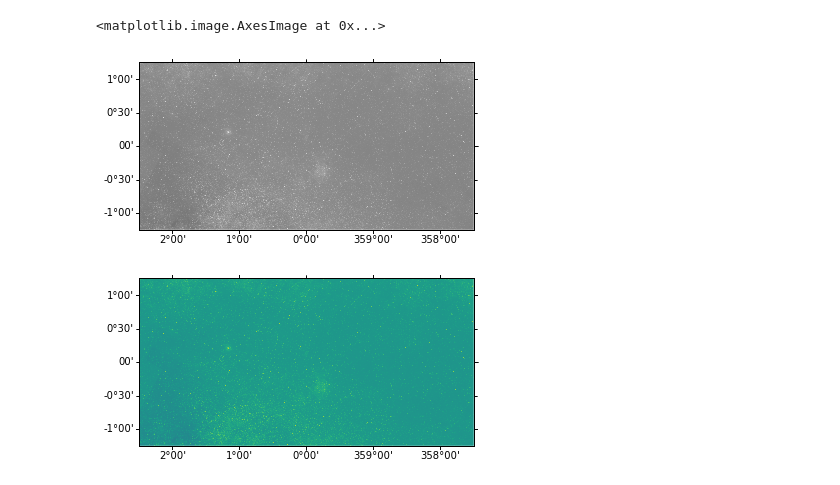
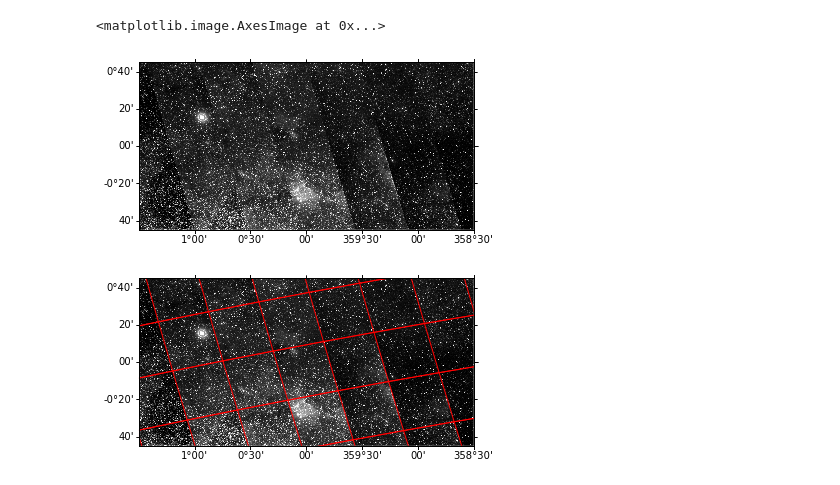
Before and after one commit to adl1995/HIPS-to-Py, a Jupyter notebook: examples/Draw_markers_plots_image.ipynb, the cells around one changed output. Saved outputs shown, nothing was run; the diff lists cells and outputs as text; code cells hidden in the pictures.

```diff
--- a/examples/Draw_markers_plots_image.ipynb
+++ b/examples/Draw_markers_plots_image.ipynb
@@ -6,10 +6,11 @@ import numpy as np
 from astropy.coordinates import SkyCoord
 from hips import *
 # %%
-geometry = WCSGeometry.create_simple(
+
+geometry = WCSGeometry.create(
      skydir=SkyCoord(0, 0, unit='deg', frame='galactic'),
-     width=2000, height=1000, fov="5 deg",
-     coordsys='galactic', projection='AIT'
+     width=2000, height=1000, fov="3 deg",
+     coordsys='galactic', projection='AIT',
 )
 # %%
 url = 'http://alasky.u-strasbg.fr/CO/properties'
@@ -34,7 +35,7 @@ painter.draw_hips_tile_grid()
 url = 'http://alasky.unistra.fr/DSS/DSS2Merged/properties'
 hips_survey = HipsSurveyProperties.fetch(url)
 # %%
-painter = SimpleTilePainter(geometry, hips_survey, 'fits')
+painter = SimpleTilePainter(geometry, hips_survey, 'jpg')
 painter.run()
 # %%
 from astropy.visualization.mpl_normalize import simple_norm
@@ -44,8 +45,8 @@ norm = simple_norm(painter.image, 'asinh')
 ax.imshow(painter.image, origin='lower', cmap='gray')
 # %% [output]
 <matplotlib.image.AxesImage at 0x...>
-[figure, old version]
+[figure, new version]
 # %%
-painter.draw_hips_tile_grid()
+painter.plot_mpl_hips_tile_grid()
 # %% [output]
-[figure, old version]
+[figure, new version]
```
Also changed, not shown: parts of 2 cells of this notebook.
